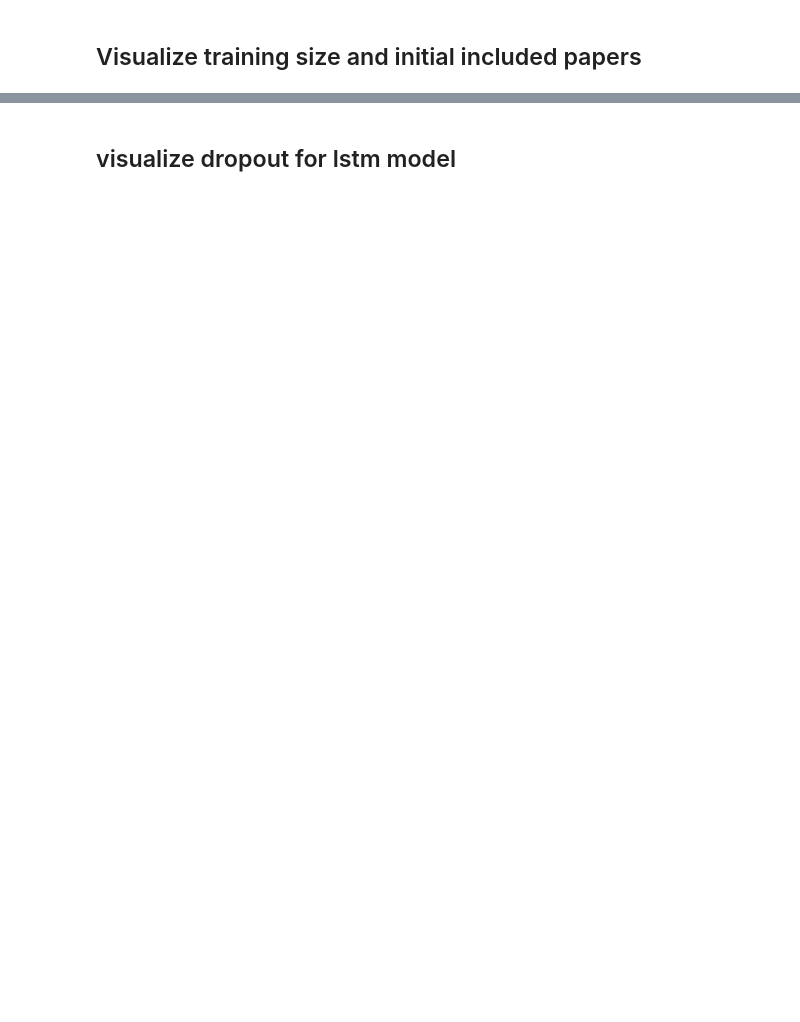
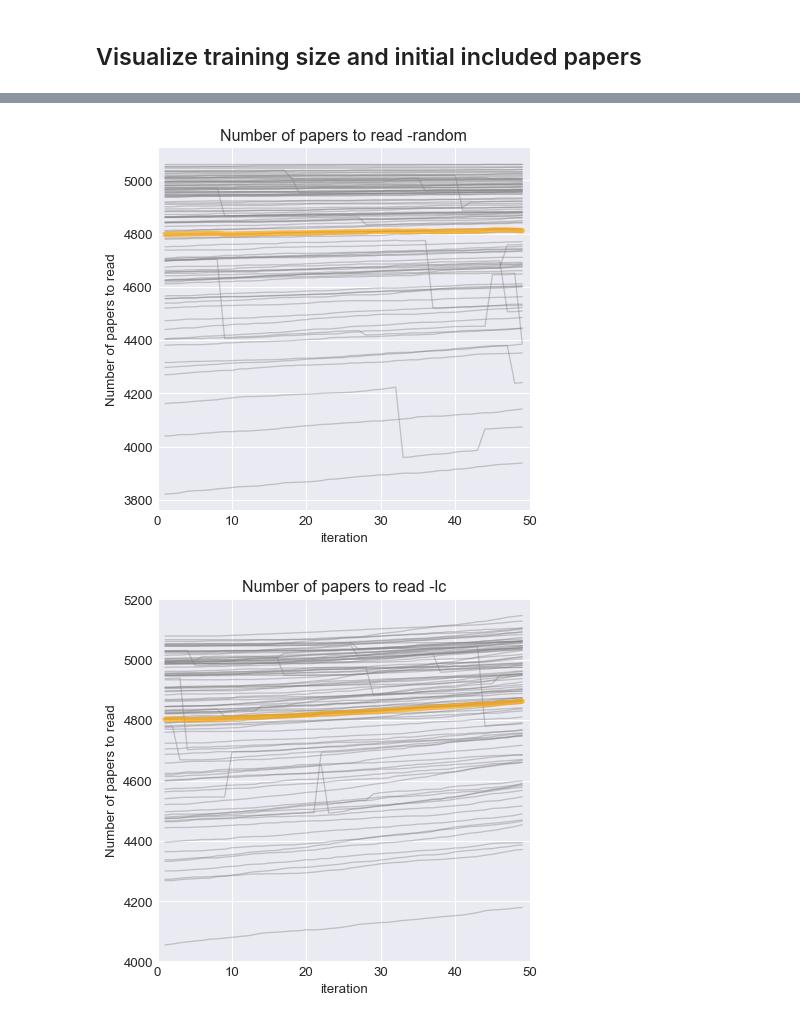
Before and after one commit to swallow0001/systematic-reviews, a Jupyter notebook: hpc/aggregation_active.ipynb, the cells around one changed output, grey strips where cells are left out. Drawn from its saved outputs; the diff is of its cells as text; code cells hidden in the pictures; blank space fills up the shorter version.

```diff
--- a/hpc/aggregation_active.ipynb
+++ b/hpc/aggregation_active.ipynb
@@ -107,12 +98,14 @@ min_prob,max_prob 0.496583133936 0.505677461624
 # %%
 # dataset_name ="BetaBlockers"
-df_results = pd.read_csv(os.path.join('..', 'output','active_learning',dataset_name, 'sr_lstm_results.csv'), index_col='sample')
+init_paper =20
+batch_size = 10
+df_results = pd.read_csv(os.path.join('..', 'output','active_learning',dataset_name, 'sr_lstm_results.csv')) #, index_col='sample'
 
 df_results['recall'] = df_results['tp']/(df_results['tp']+df_results['fn'])
 df_results['fp_rate'] = df_results['fp']/(df_results['fp']+df_results['fn'])
 
-df_results['to_read_plus_train_number'] = (df_results['fp']+df_results['tp']+df_results['iteration']+20)
-df_results['to_read_plus_train_rate'] = df_results['to_read_plus_train_number']/(df_results['fp']+df_results['fn']+df_results['tp']+df_results['tn']+df_results['iteration']+20)
+df_results['to_read_plus_train_number'] = (df_results['fp']+df_results['tp']+(df_results['iteration']* batch_size)+init_paper)
+df_results['to_read_plus_train_rate'] = df_results['to_read_plus_train_number']/(df_results['fp']+df_results['fn']+df_results['tp']+df_results['tn']+(df_results['iteration']* batch_size)+init_paper)
 
 df_results['to_read_number'] = (df_results['fp']+df_results['tp'])
 df_results['to_read_rate'] = df_results['to_read_number']/(df_results['fp']+df_results['fn']+df_results['tp']+df_results['tn'])
@@ -142,0 +112,12 @@ df_results
+# %%
+df= df_results.loc[df_results['q']=='random',['sample','iteration','to_read_plus_train_number']]
+df_random = df.pivot(index='iteration',columns='sample',values='to_read_plus_train_number')
+
+df_random['mean']=df_random.mean(axis=1)
+
+
+df= df_results.loc[df_results['q']=='lc',['sample','iteration','to_read_plus_train_number']]
+df_lc = df.pivot(index='iteration',columns='sample',values='to_read_plus_train_number')
+df_lc['mean']=df_lc.mean(axis=1)
+
+df_lc.loc[[1,49],:]
@@ -203,4 +132,38 @@ for r in ['to_read_number', 'to_read_plus_train_number', 'to_read_rate', 'to_rea
-# %% [markdown]
-## visualize dropout for lstm model
+# %%
+#plt.style.use('fivethirtyeight')
+plt.style.use('seaborn-darkgrid')
+my_dpi=96
+plt.figure(figsize=(480/my_dpi, 480/my_dpi), dpi=my_dpi)
+# multiple line plot
+for column in df_random:
+        plt.plot(df_random.index, df_random[column], marker='', color='gray', linewidth=1, alpha=0.4)
+
+plt.plot(df_random.index, df_random['mean'], marker='', color= 'orange', linewidth=4, alpha=0.7)
+plt.xlim(0,50)
+plt.xlabel('iteration')
+plt.ylabel('Number of papers to read')
+plt.title('Number of papers to read -random')
+
+
+
+plt.show()
+
+###################
+plt.figure(figsize=(480/my_dpi, 480/my_dpi), dpi=my_dpi)
+
+for column in df_lc:
+        plt.plot(df_lc.index, df_lc[column], marker='', color='gray',  linewidth=1, alpha=0.4)
+
+plt.plot(df_lc.index, df_lc['mean'], marker='', color= 'orange', linewidth=4, alpha=0.7)
+
+plt.xlim(0,50)
+plt.xlabel('iteration')
+plt.ylabel('Number of papers to read')
+plt.title('Number of papers to read -lc')
+
+plt.show()
+# %% [output]
+[figure, added]
+[figure, added]
 # %%
 # selected_col_names = ['training_size','allowed_FN','init_included_papers','dataset','fp_rate','recall','to_read_number','to_read_rate','tn','fp','fn','tp']
```
Also changed, not shown: parts of 12 cells of this notebook, 5 other files.
